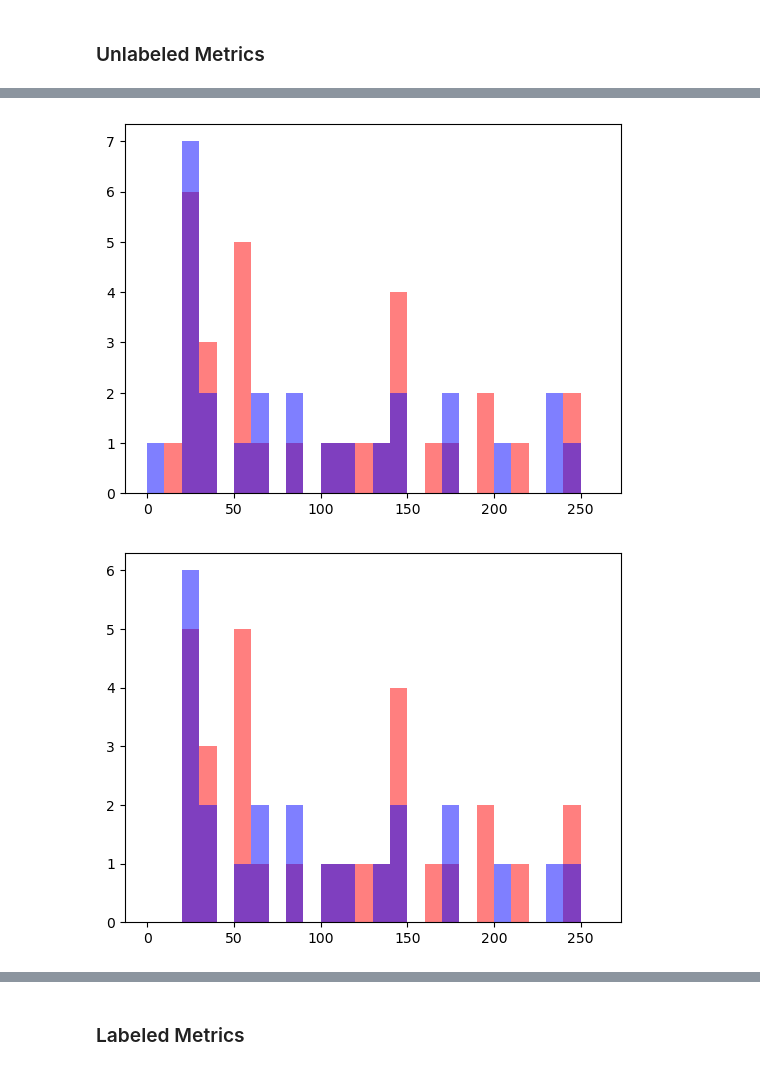
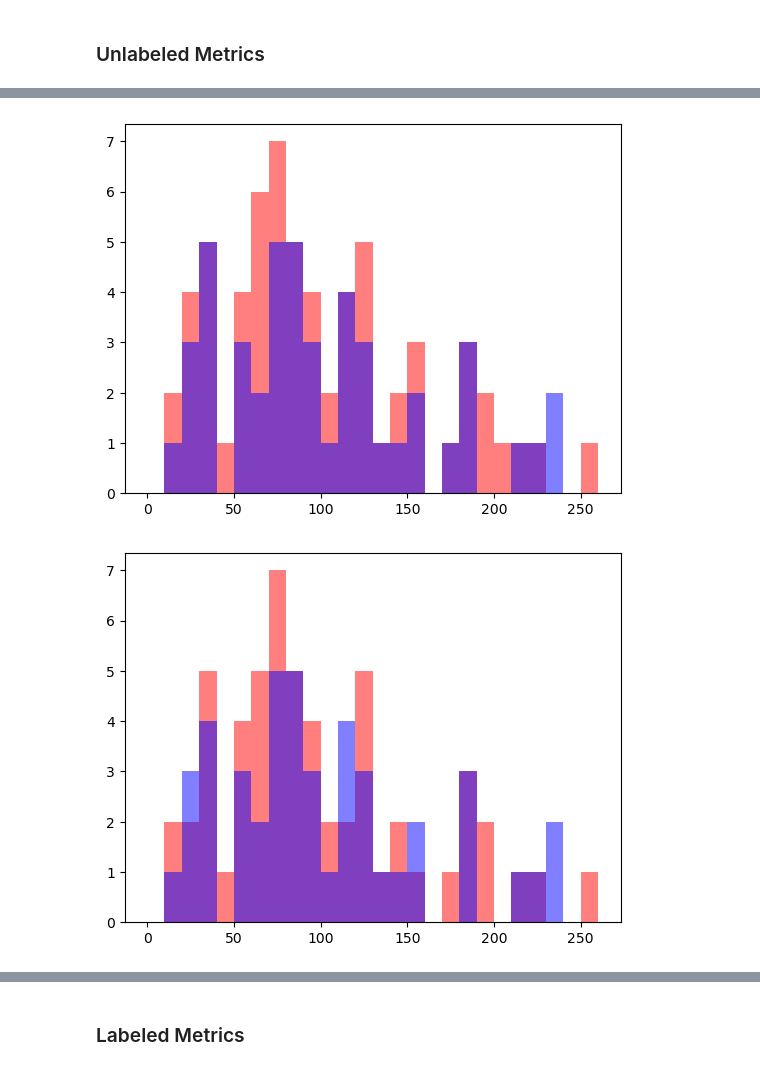
Before and after one commit to CAS-ReproLab/Sperm_Object_Tracking, a Jupyter notebook: UnifiedFramework/comparisons.ipynb, the cells around one changed output, grey strips where cells are left out. Drawn from its saved outputs; the diff is of its cells as text; code cells hidden in the pictures.

```diff
--- a/UnifiedFramework/comparisons.ipynb
+++ b/UnifiedFramework/comparisons.ipynb
@@ -53,20 +53,20 @@ visualizer.runVisualization(videofile, final, visualization="segments")
 # %% [markdown]
 # Run Metrics
 # %%
-prediction = "Comparisons/10X Ph- 9Fps Wash Dil 1 16 P016an R1_predicted.csv"
-groundtruth = "Comparisons/10X Ph- 9Fps Wash Dil 1 16 P016an R1_corrected.csv"
-alternative = "Comparisons/10X Ph- 9Fps Wash Dil 1 16 P016an R1_predicted_old.csv"
-videofile = "Comparisons/10X Ph- 9Fps Wash Dil 1 16 P016an R1.mp4"
+#prediction = "Comparisons/10X Ph- 9Fps Wash Dil 1 16 P016an R1_predicted.csv"
+#groundtruth = "Comparisons/10X Ph- 9Fps Wash Dil 1 16 P016an R1_corrected.csv"
+#alternative = "Comparisons/10X Ph- 9Fps Wash Dil 1 16 P016an R1_predicted_old.csv"
+#videofile = "Comparisons/10X Ph- 9Fps Wash Dil 1 16 P016an R1.mp4"
 
 #prediction = "Comparisons/10X Ph- 9Fps Wash Dil 1 16 P017me R1_predicted.csv"
 #groundtruth = "Comparisons/10X Ph- 9Fps Wash Dil 1 16 P017me R1_corrected.csv"
 #alternative = "Comparisons/10X Ph- 9Fps Wash Dil 1 16 P017me R1_predicted_old.csv"
 #videofile = "Comparisons/10X Ph- 9Fps Wash Dil 1 16 P017me R1.mp4"
 
-#prediction = "Comparisons/10X Ph- 9Fps Wash 1 16 P018cu R1_predicted.csv"
-#groundtruth = "Comparisons/10X Ph- 9Fps Wash 1 16 P018cu R1_corrected.csv"
-#alternative = "Comparisons/10X Ph- 9Fps Wash 1 16 P018cu R1_predicted_old.csv"
-#videofile = "Comparisons/10X Ph- 9Fps Wash 1 16 P018cu R1.mp4"
+prediction = "Comparisons/10X Ph- 9Fps Wash 1 16 P018cu R1_predicted.csv"
+groundtruth = "Comparisons/10X Ph- 9Fps Wash 1 16 P018cu R1_corrected.csv"
+alternative = "Comparisons/10X Ph- 9Fps Wash 1 16 P018cu R1_predicted_old.csv"
+videofile = "Comparisons/10X Ph- 9Fps Wash 1 16 P018cu R1.mp4"
 
 # Load as Pandas DataFrame
 pred_src = utils.loadDataFrame(prediction)
@@ -314,6 +314,13 @@ plt.hist(gt_filter_fps, bins=range(0, max_filter_frames, 10), alpha=0.5, color='
 plt.show()
 
 
+plt.hist(gt_filter_spf, bins=range(0, max_filter_sperm, 1), alpha=1.0, color='purple',label='Ground Truth')
+plt.show()
+
+plt.hist(gt_filter_fps, bins=range(0, max_filter_frames, 10), alpha=1.0, color='purple',label='Ground Truth')
+plt.show()
+
+
 print("Sperm Per Frame Pred - Mean: ", np.mean(pred_spf), ", Std: ", np.std(pred_spf), ", Normalized Mean: ", np.mean(pred_spf)/max_sperm, ", Normalized Std: ", np.std(pred_spf)/max_sperm)
 print("Sperm Per Frame GT - Mean: ", np.mean(gt_spf), ", Std: ", np.std(gt_spf), ", Normalized Mean: ", np.mean(gt_spf)/max_sperm, ", Normalized Std: ", np.std(gt_spf)/max_sperm)
 print("Frames Per Sperm Pred - Mean: ", np.mean(pred_fps), ", Std: ", np.std(pred_fps), ", Normalized Mean: ", np.mean(pred_fps)/max_frames, ", Normalized Std: ", np.std(pred_fps)/max_frames)
@@ -329,2 +336,2 @@ print("Frames Per Sperm Filtered GT - Mean: ", np.mean(gt_filter_fps), ", Std: "
-[figure, old version]
+[figure, new version]
-[figure, old version]
+[figure, new version]
```
Also changed, not shown: parts of 8 cells of this notebook.
